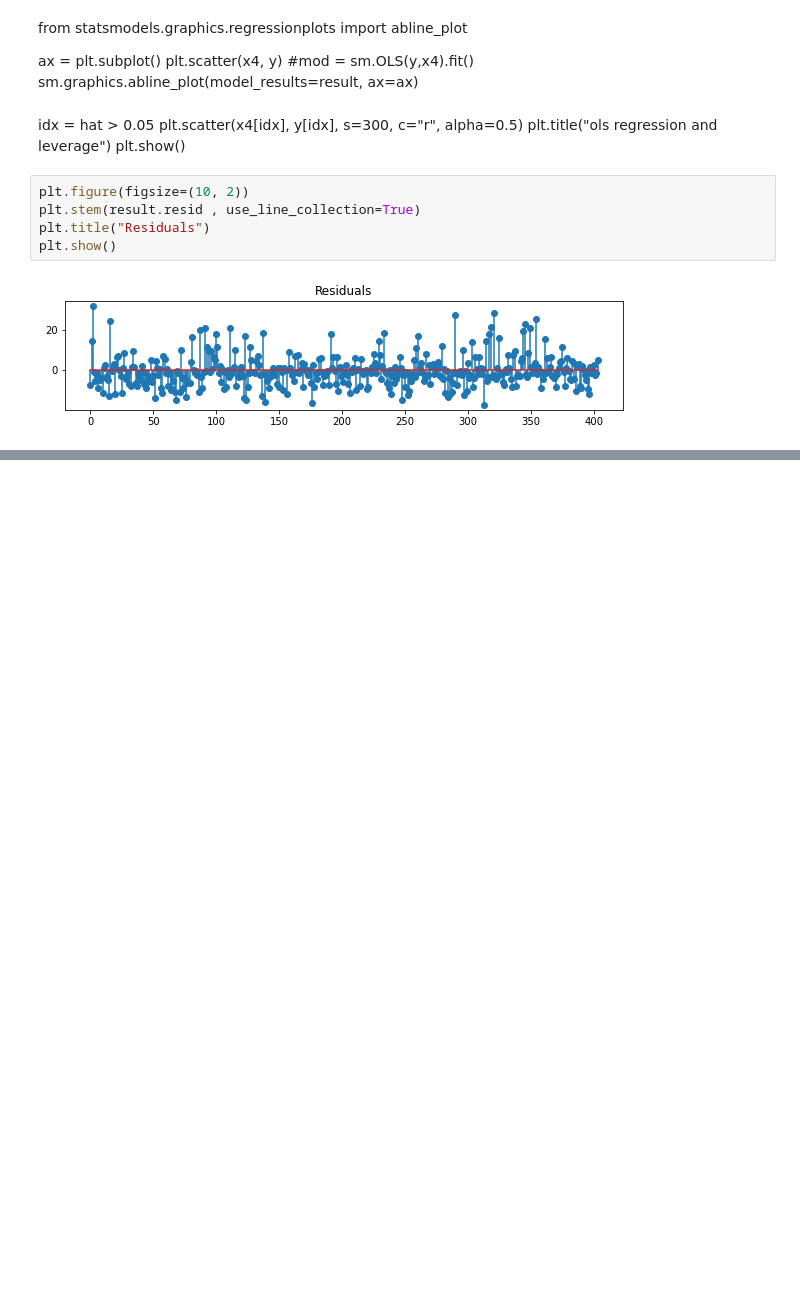
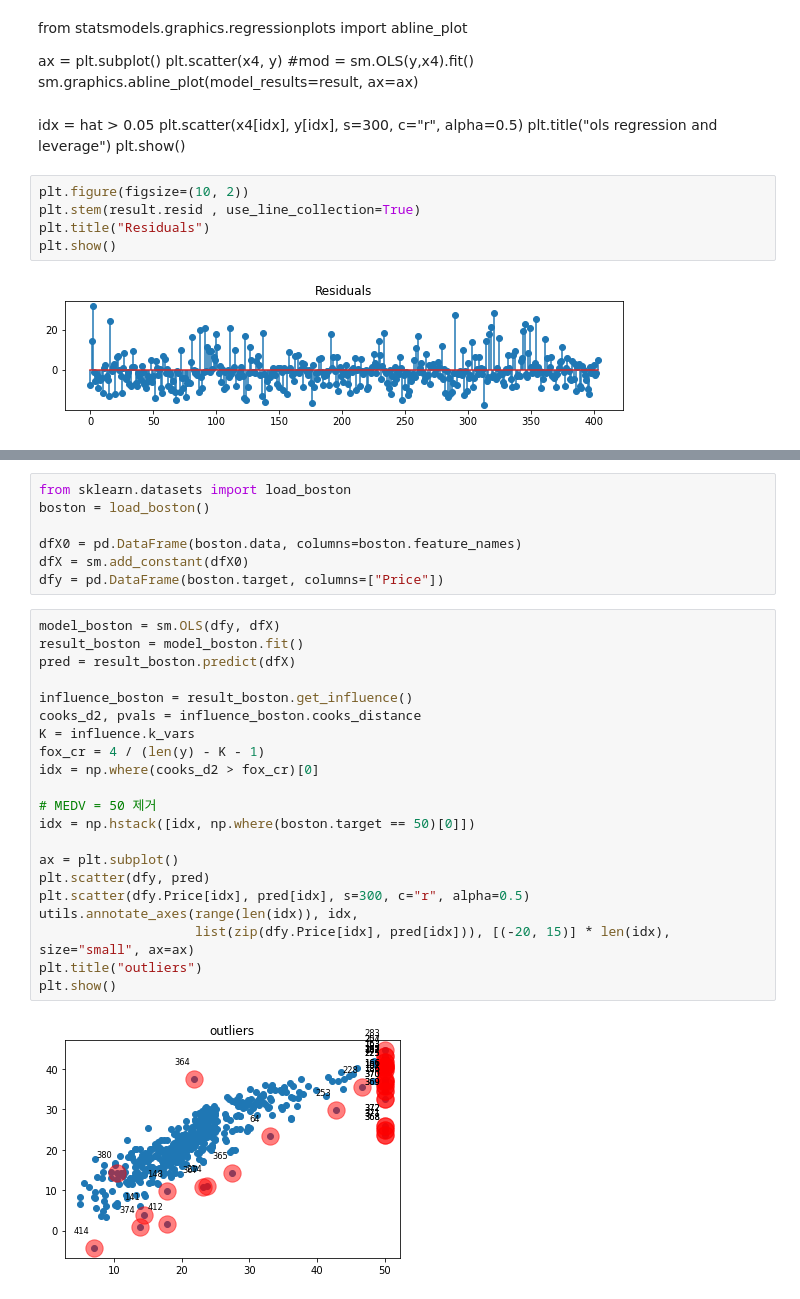
Before and after one commit to reejungkim/Anomalies, a Jupyter notebook: Boston housing outliers.ipynb, the cells around one changed output, grey strips where cells are left out. Drawn from its saved outputs; the diff is of its cells as text; blank space fills up the shorter version.

```diff
--- a/Boston housing outliers.ipynb
+++ b/Boston housing outliers.ipynb
@@ -119,0 +171,30 @@ plt.show()
+# %%
+from sklearn.datasets import load_boston
+boston = load_boston()
+
+dfX0 = pd.DataFrame(boston.data, columns=boston.feature_names)
+dfX = sm.add_constant(dfX0)
+dfy = pd.DataFrame(boston.target, columns=["Price"])
+# %%
+model_boston = sm.OLS(dfy, dfX)
+result_boston = model_boston.fit()
+pred = result_boston.predict(dfX)
+
+influence_boston = result_boston.get_influence()
+cooks_d2, pvals = influence_boston.cooks_distance
+K = influence.k_vars
+fox_cr = 4 / (len(y) - K - 1)
+idx = np.where(cooks_d2 > fox_cr)[0]
+
+# MEDV = 50 제거
+idx = np.hstack([idx, np.where(boston.target == 50)[0]])
+
+ax = plt.subplot()
+plt.scatter(dfy, pred)
+plt.scatter(dfy.Price[idx], pred[idx], s=300, c="r", alpha=0.5)
+utils.annotate_axes(range(len(idx)), idx,
+                    list(zip(dfy.Price[idx], pred[idx])), [(-20, 15)] * len(idx), size="small", ax=ax)
+plt.title("outliers")
+plt.show()
+# %% [output]
+[figure, added]
```
Also changed, not shown: parts of 5 cells of this notebook.
